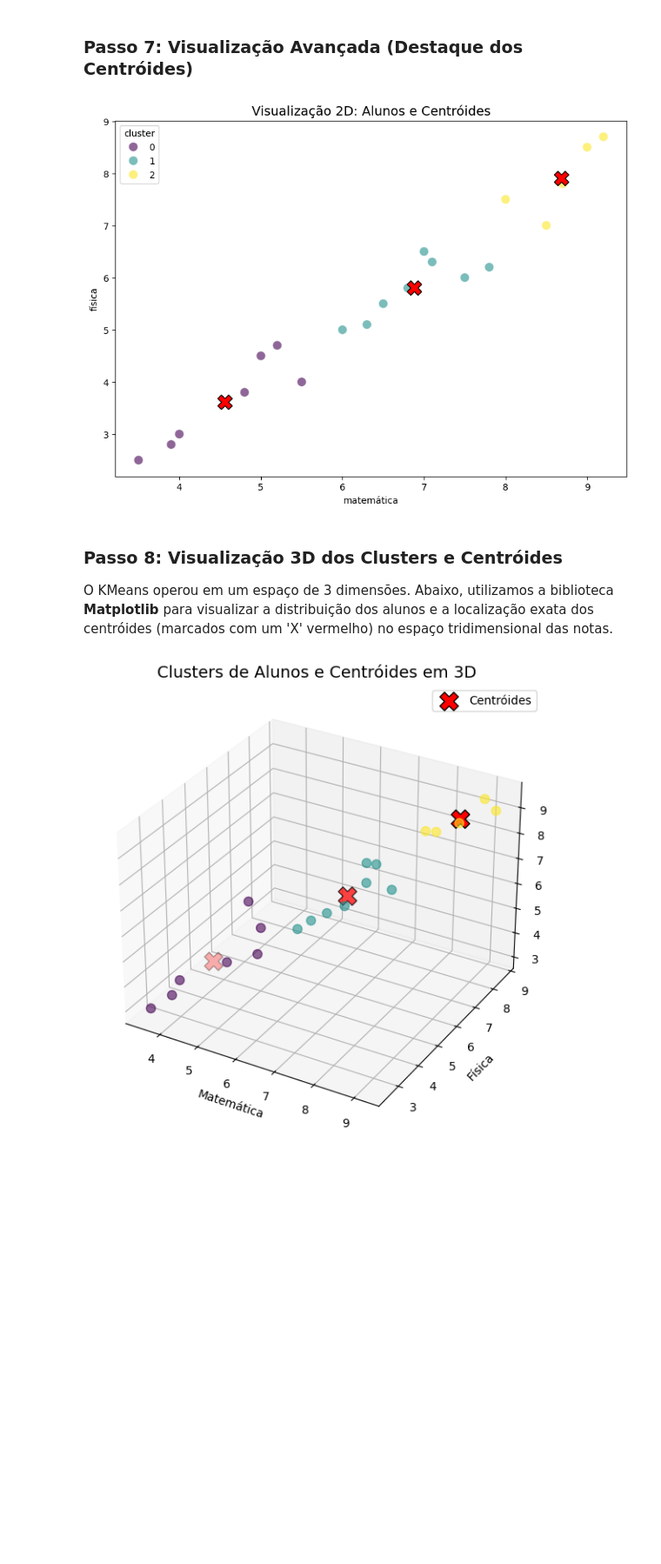
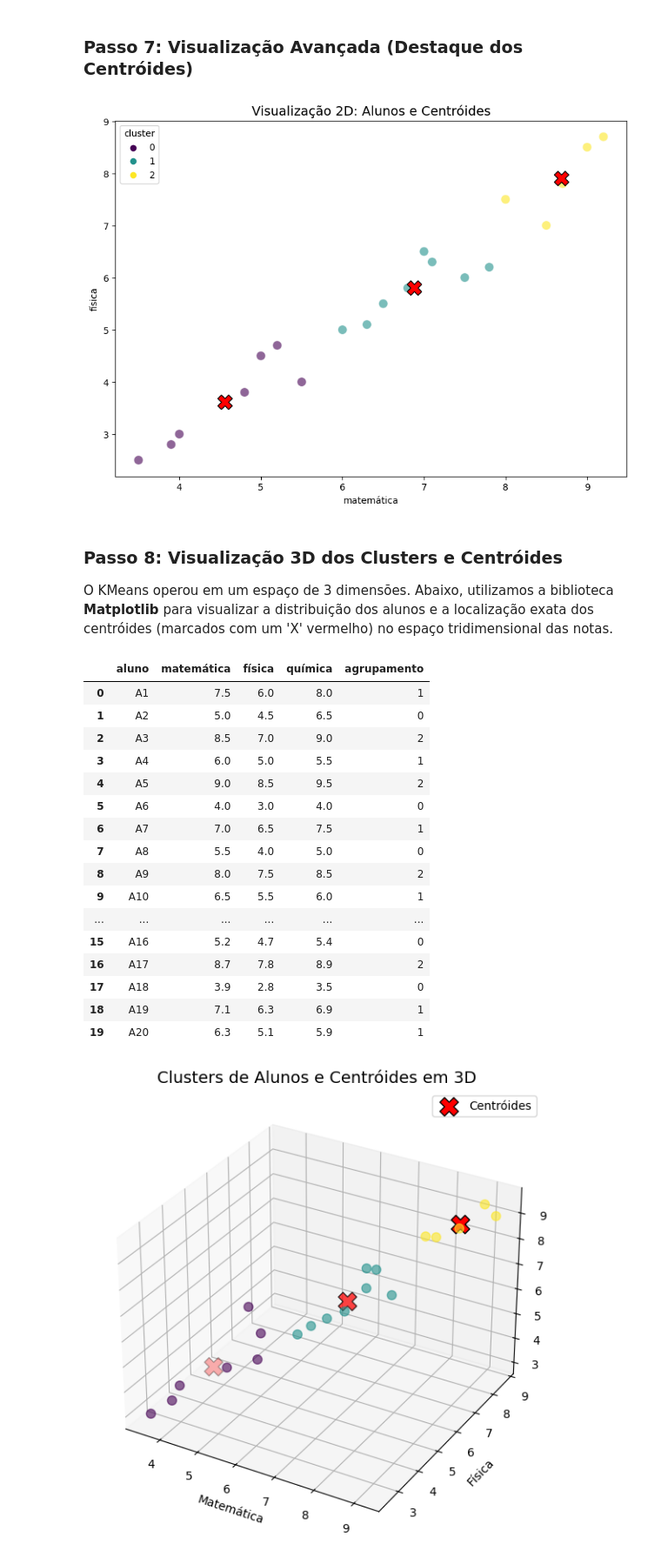
Before and after one commit to Orlando2030/analytics-reference-guide, a Jupyter notebook: 2_machine_learning_e_modelagem/2_1_Unsupervised/05_clustering.ipynb, the cells around one changed output. Shown at 87% size. Cells and saved outputs as stored; diff of their text form; code cells hidden in the pictures; blank space fills up the shorter version.

```diff
--- a/2_machine_learning_e_modelagem/2_1_Unsupervised/05_clustering.ipynb
+++ b/2_machine_learning_e_modelagem/2_1_Unsupervised/05_clustering.ipynb
@@ -119,10 +119 @@ Inércia para K=1 a K=10: [60.000000000000014, 18.375530861535097, 9.06702001854
 [figure]
-# %%
-# Gerando o loop para o gráfico do cotovelo (K=1 até K=10)
-wcss = []
-for i in range(1, 11):
-    kmeans_test = KMeans(n_clusters=i, init='k-means++', random_state=42, n_init='auto')
-    kmeans_test.fit(notas_pad)
-    wcss.append(kmeans_test.inertia_)
-
-print("Inércia para K=1 a K=10:", wcss)
@@ -239,11 +241,34 @@ plt.scatter(centroides_reais[:, 0], centroides_reais[:, 1], c='red', s=250, mark
 plt.title("Visualização 2D: Alunos e Centróides", fontsize=14)
 plt.show()
 # %% [output]
-[figure, old version]
+[figure, new version]
 # %% [markdown]
 ### Passo 8: Visualização 3D dos Clusters e Centróides
 
 O KMeans operou em um espaço de 3 dimensões. Abaixo, utilizamos a biblioteca **Matplotlib** para visualizar a distribuição dos alunos e a localização exata dos centróides (marcados com um 'X' vermelho) no espaço tridimensional das notas.
+# %%
+df_final = df.copy()
+df_final.rename(columns={"cluster": "agrupamento"}, inplace=True)
+
+df_final
+# %% [output]
+|  | aluno | matemática | física | química | agrupamento |
+| 0 | A1 | 7.5 | 6.0 | 8.0 | 1 |
+| 1 | A2 | 5.0 | 4.5 | 6.5 | 0 |
+| 2 | A3 | 8.5 | 7.0 | 9.0 | 2 |
+| 3 | A4 | 6.0 | 5.0 | 5.5 | 1 |
+| 4 | A5 | 9.0 | 8.5 | 9.5 | 2 |
+| 5 | A6 | 4.0 | 3.0 | 4.0 | 0 |
+| 6 | A7 | 7.0 | 6.5 | 7.5 | 1 |
+| 7 | A8 | 5.5 | 4.0 | 5.0 | 0 |
+| 8 | A9 | 8.0 | 7.5 | 8.5 | 2 |
+| 9 | A10 | 6.5 | 5.5 | 6.0 | 1 |
+| ... | ... | ... | ... | ... | ... |
+| 15 | A16 | 5.2 | 4.7 | 5.4 | 0 |
+| 16 | A17 | 8.7 | 7.8 | 8.9 | 2 |
+| 17 | A18 | 3.9 | 2.8 | 3.5 | 0 |
+| 18 | A19 | 7.1 | 6.3 | 6.9 | 1 |
+| 19 | A20 | 6.3 | 5.1 | 5.9 | 1 |
 # %%
 from mpl_toolkits.mplot3d import Axes3D
 
```
Also changed, not shown: parts of 5 cells of this notebook, 10 other files.
